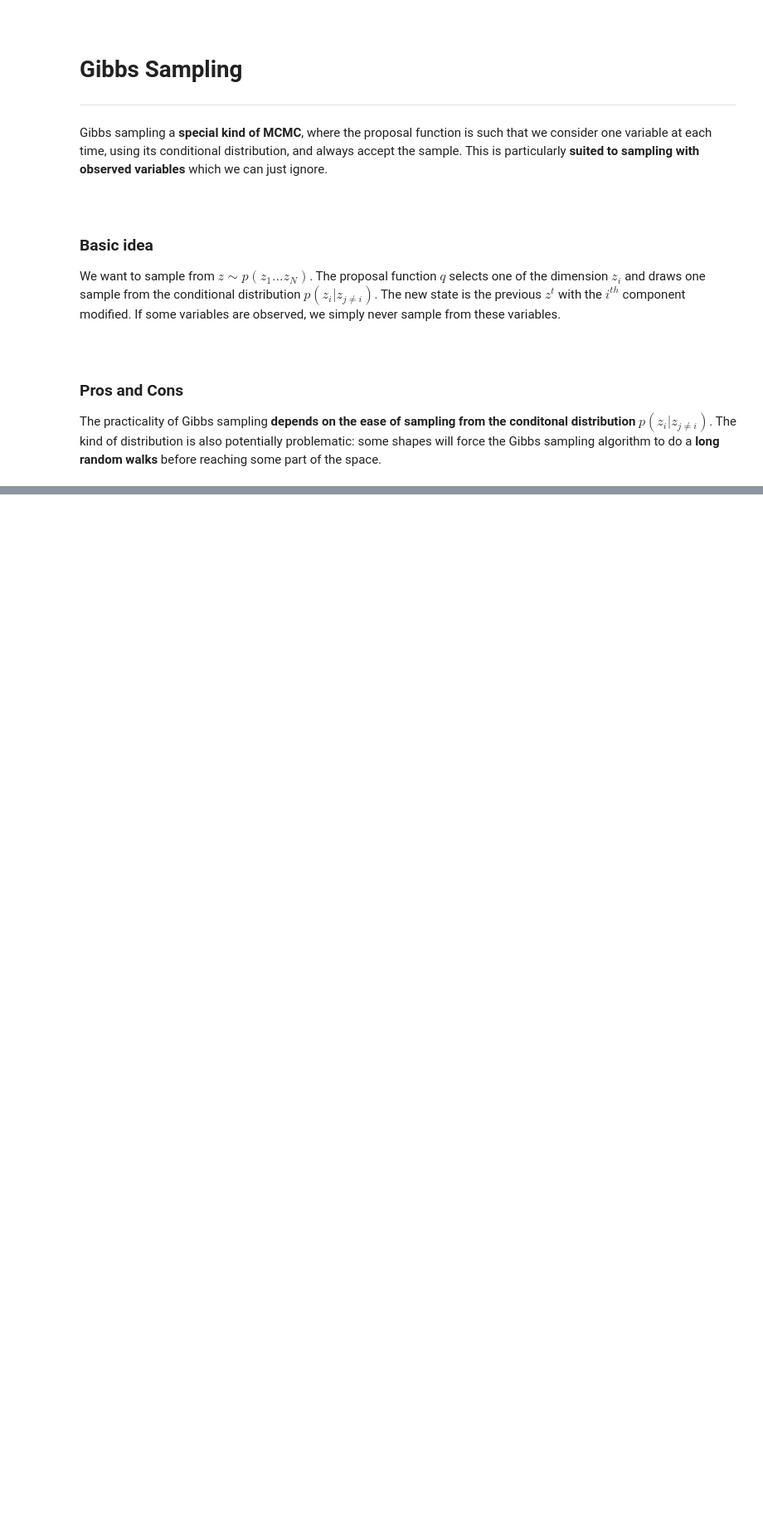
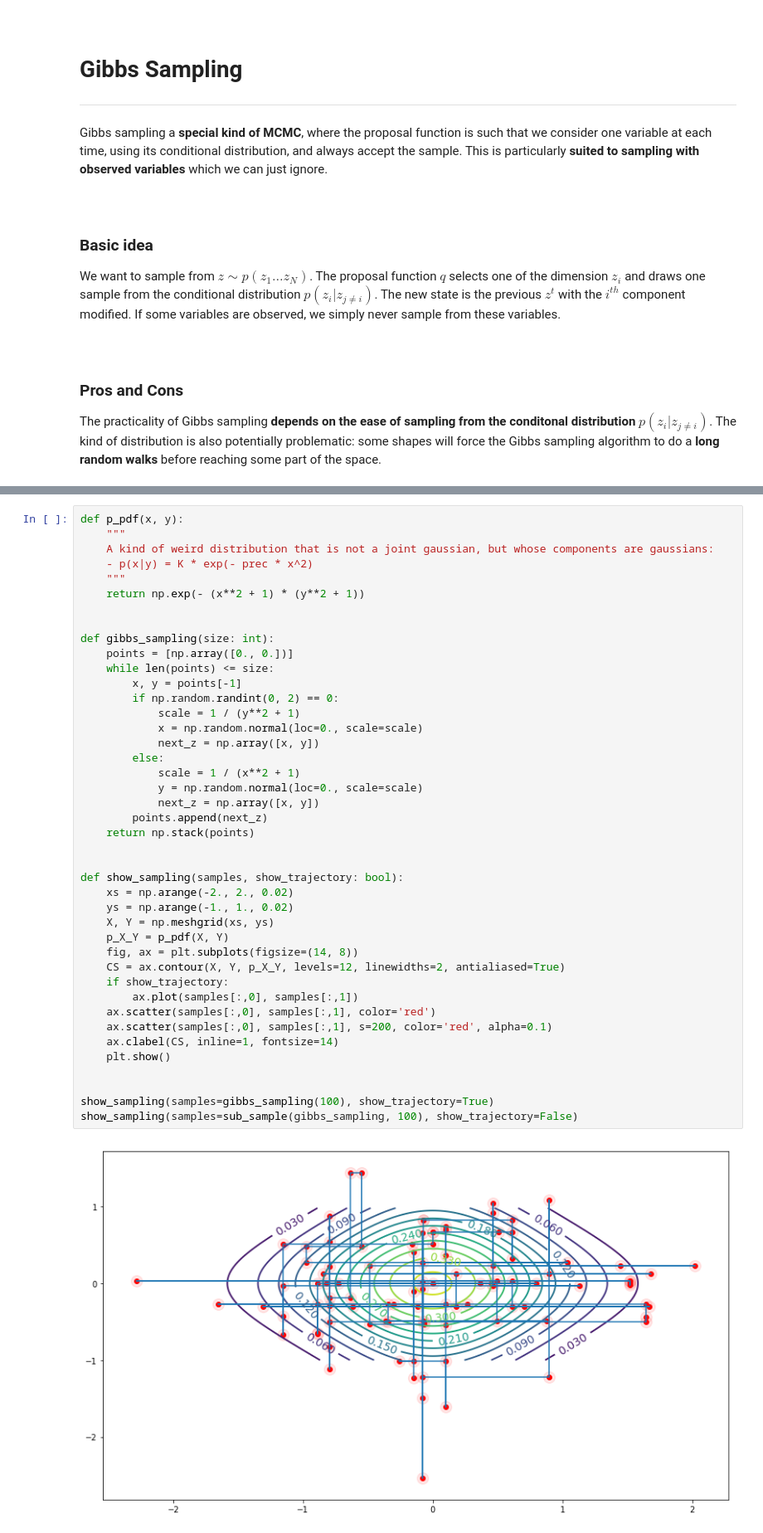
Before and after one commit to QuentinDuval/MLIntro, a Jupyter notebook: ml/0_basic_sampling_2.ipynb, the cells around one changed output, grey strips where cells are left out. Shown at 83% size. Cells and saved outputs as stored; diff of their text form; blank space fills up the shorter version.

Commit message:
Gibbs sampling

```diff
--- a/ml/0_basic_sampling_2.ipynb
+++ b/ml/0_basic_sampling_2.ipynb
@@ -203,0 +203,44 @@ The practicality of Gibbs sampling **depends on the ease of sampling from the co
+# %%
+def p_pdf(x, y):
+    """
+    A kind of weird distribution that is not a joint gaussian, but whose components are gaussians:
+    - p(x|y) = K * exp(- prec * x^2)
+    """
+    return np.exp(- (x**2 + 1) * (y**2 + 1))
+
+
+def gibbs_sampling(size: int):
+    points = [np.array([0., 0.])]
+    while len(points) <= size:
+        x, y = points[-1]
+        if np.random.randint(0, 2) == 0:
+            scale = 1 / (y**2 + 1)
+            x = np.random.normal(loc=0., scale=scale)
+            next_z = np.array([x, y])
+        else:
+            scale = 1 / (x**2 + 1)
+            y = np.random.normal(loc=0., scale=scale)
+            next_z = np.array([x, y])
+        points.append(next_z)
+    return np.stack(points)
+
+
+def show_sampling(samples, show_trajectory: bool):
+    xs = np.arange(-2., 2., 0.02)
+    ys = np.arange(-1., 1., 0.02)
+    X, Y = np.meshgrid(xs, ys)
+    p_X_Y = p_pdf(X, Y)
+    fig, ax = plt.subplots(figsize=(14, 8))
+    CS = ax.contour(X, Y, p_X_Y, levels=12, linewidths=2, antialiased=True)
+    if show_trajectory:
+        ax.plot(samples[:,0], samples[:,1])
+    ax.scatter(samples[:,0], samples[:,1], color='red')
+    ax.scatter(samples[:,0], samples[:,1], s=200, color='red', alpha=0.1)
+    ax.clabel(CS, inline=1, fontsize=14)
+    plt.show()
+
+
+show_sampling(samples=gibbs_sampling(100), show_trajectory=True)
+show_sampling(samples=sub_sample(gibbs_sampling, 100), show_trajectory=False)
+# %% [output]
+[figure, added]
```
Also changed, not shown: parts of 4 cells of this notebook.
